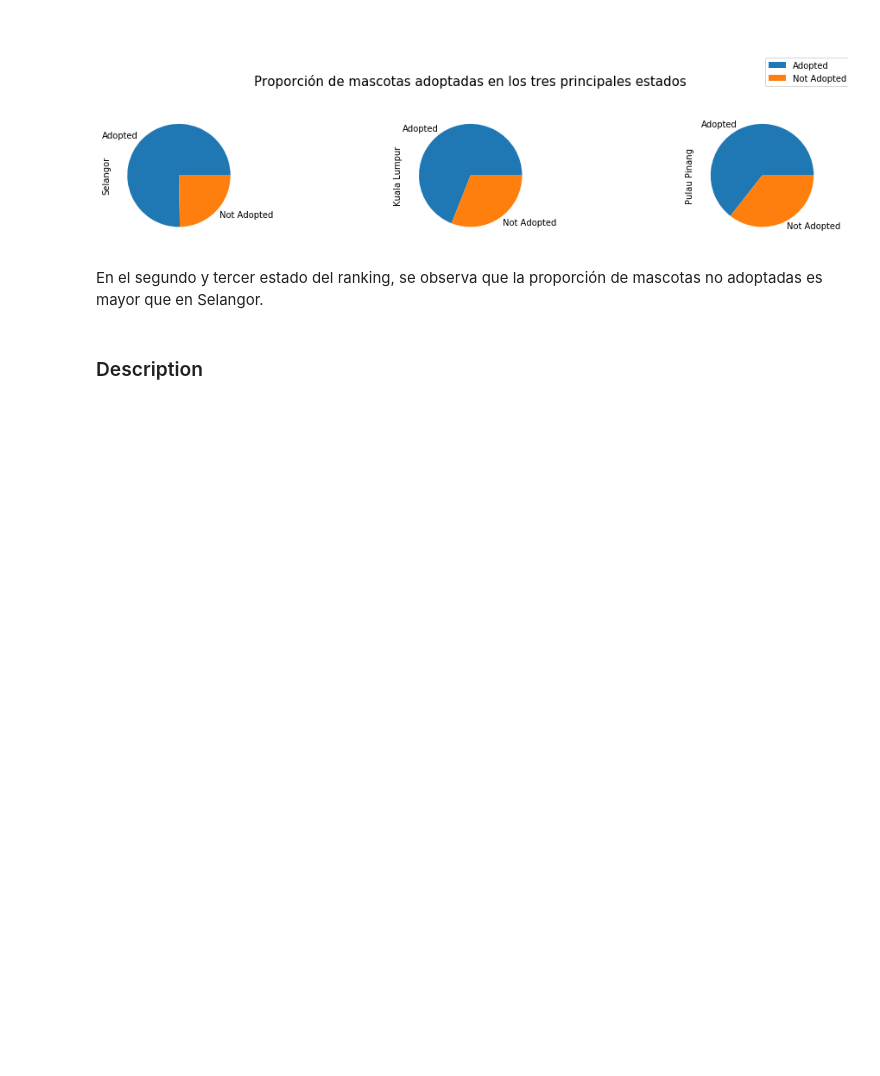
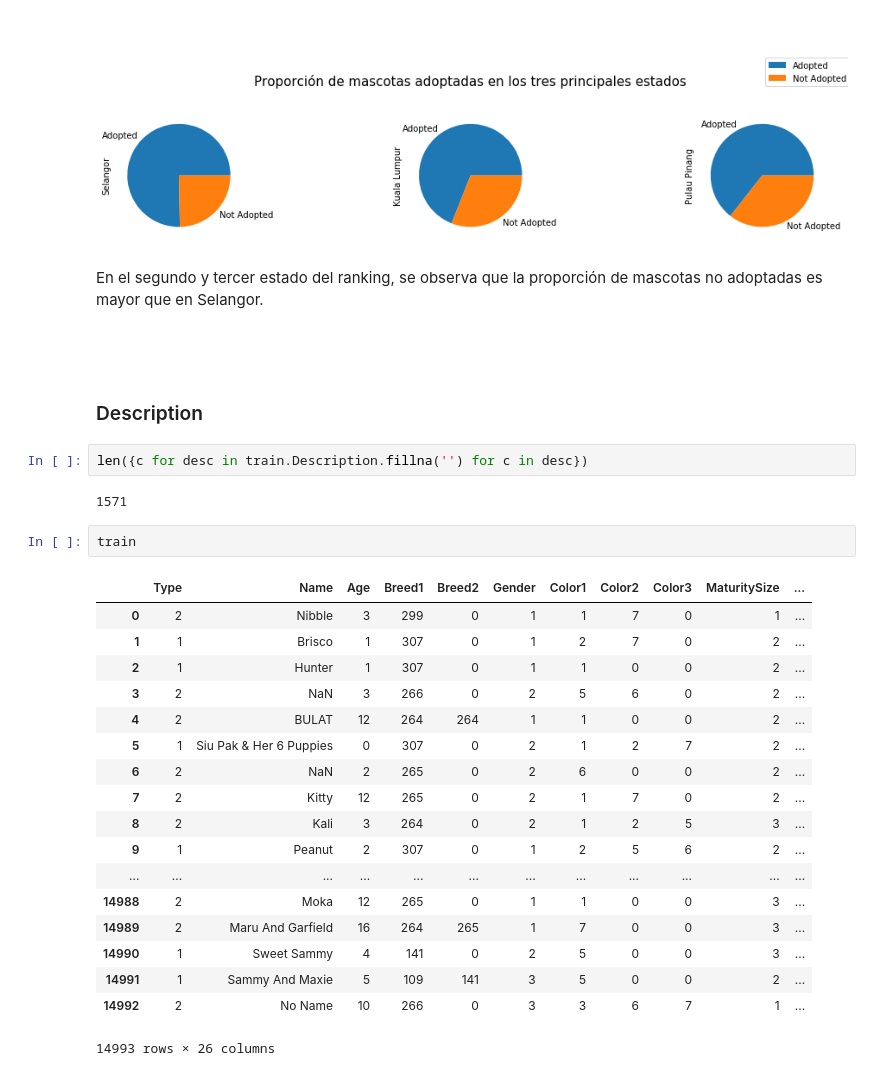
Before and after one commit to vhgiron-u/pets, a Jupyter notebook: Exploracion Costos Geo.ipynb, the cells around one changed output. Drawn from its saved outputs; the diff is of its cells as text; blank space fills up the shorter version.

```diff
--- a/Exploracion Costos Geo.ipynb
+++ b/Exploracion Costos Geo.ipynb
@@ -516,4 +518,30 @@ plt.tight_layout()
 # %% [markdown]
 En el segundo y tercer estado del ranking, se observa que la proporción de mascotas no adoptadas es mayor que en Selangor.
 # %% [markdown]
+<br><br>
 ### Description
+# %%
+len({c for desc in train.Description.fillna('') for c in desc})
+# %% [output]
+1571
+# %%
+train
+# %% [output]
+|  | Type | Name | Age | Breed1 | Breed2 | Gender | Color1 | Color2 | Color3 | MaturitySize | ... |
+| 0 | 2 | Nibble | 3 | 299 | 0 | 1 | 1 | 7 | 0 | 1 | ... |
+| 1 | 1 | Brisco | 1 | 307 | 0 | 1 | 2 | 7 | 0 | 2 | ... |
+| 2 | 1 | Hunter | 1 | 307 | 0 | 1 | 1 | 0 | 0 | 2 | ... |
+| 3 | 2 | NaN | 3 | 266 | 0 | 2 | 5 | 6 | 0 | 2 | ... |
+| 4 | 2 | BULAT | 12 | 264 | 264 | 1 | 1 | 0 | 0 | 2 | ... |
+| 5 | 1 | Siu Pak & Her 6 Puppies | 0 | 307 | 0 | 2 | 1 | 2 | 7 | 2 | ... |
+| 6 | 2 | NaN | 2 | 265 | 0 | 2 | 6 | 0 | 0 | 2 | ... |
+| 7 | 2 | Kitty | 12 | 265 | 0 | 2 | 1 | 7 | 0 | 2 | ... |
+| 8 | 2 | Kali | 3 | 264 | 0 | 2 | 1 | 2 | 5 | 3 | ... |
+| 9 | 1 | Peanut | 2 | 307 | 0 | 1 | 2 | 5 | 6 | 2 | ... |
+| ... | ... | ... | ... | ... | ... | ... | ... | ... | ... | ... | ... |
+| 14988 | 2 | Moka | 12 | 265 | 0 | 1 | 1 | 0 | 0 | 3 | ... |
+| 14989 | 2 | Maru And Garfield | 16 | 264 | 265 | 1 | 7 | 0 | 0 | 3 | ... |
+| 14990 | 1 | Sweet Sammy | 4 | 141 | 0 | 2 | 5 | 0 | 0 | 3 | ... |
+| 14991 | 1 | Sammy And Maxie | 5 | 109 | 141 | 3 | 5 | 0 | 0 | 2 | ... |
+| 14992 | 2 | No Name | 10 | 266 | 0 | 3 | 3 | 6 | 7 | 1 | ... |
+14993 rows × 26 columns
```
Also changed, not shown: parts of 22 cells of this notebook.
